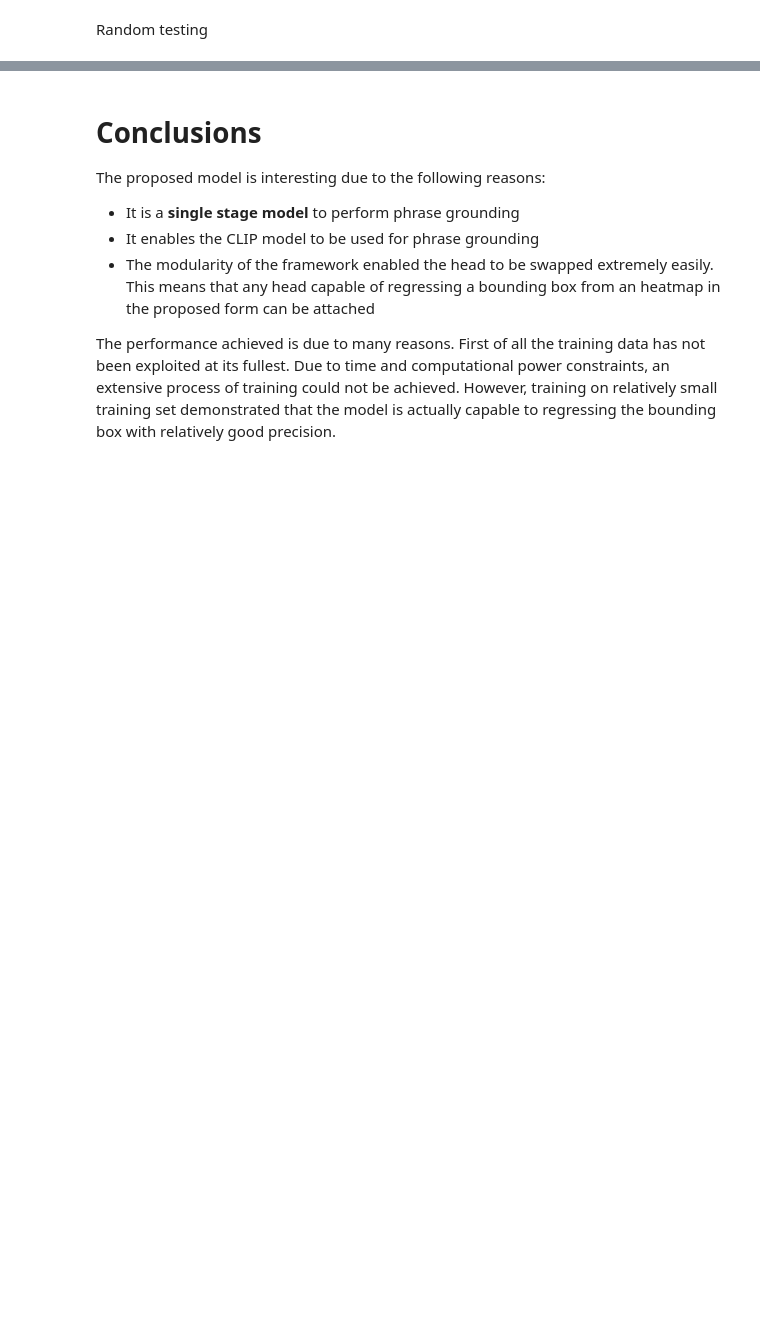
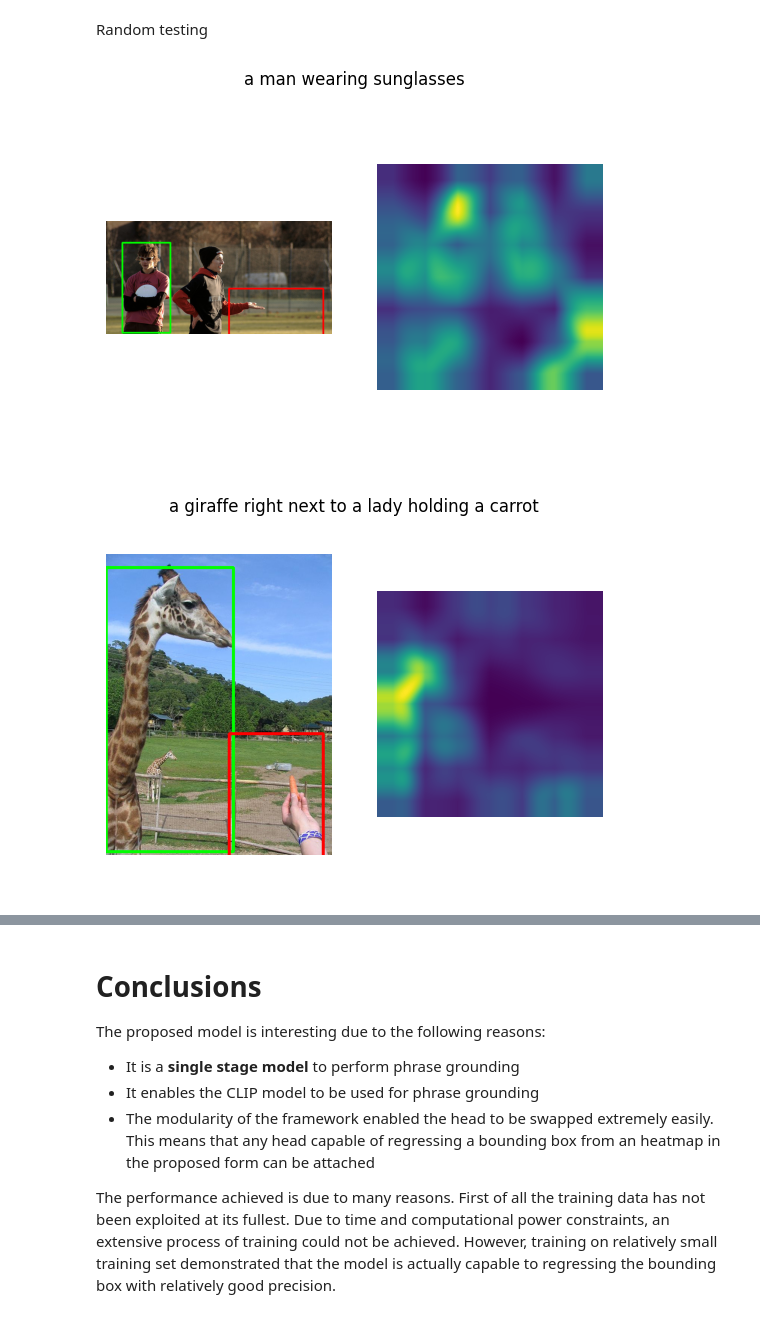
Before and after one commit to tratteo/phrase_grounding, a Jupyter notebook: heatmap_boxer.ipynb, the cells around one changed output, grey strips where cells are left out. Drawn from its saved outputs; the diff is of its cells as text; code cells hidden in the pictures; blank space fills up the shorter version.

```diff
--- a/heatmap_boxer.ipynb
+++ b/heatmap_boxer.ipynb
@@ -444,14 +497,14 @@ def iou(boxes1, boxes2) -> torch.Tensor:
 # %% [markdown]
 **Training parameters**
 # %%
-train_size = 4096
-train_batch_size = 64
-epochs = 512
+train_size = 32
+train_batch_size = 4
+epochs = 128
 mini_train_data = train_data[:train_size]
 
 validation_size = 512
 validation_batch_size = 32
-validation_module = 6
+validation_module = 1E4
 mini_val_data = validate_data[:validation_size]
 
 test_size = 512
@@ -577,8 +632,11 @@ optimizer.zero_grad(set_to_none=True)
 # %% [markdown]
 Random testing
 # %%
-# import random
-# model = bboxer
-# batch = [random.choice(mini_train_data) for i in range(8)]
-# loss, giou = evaluate_batch_routine(model, loss_fn, feature_extractor, batch, graphical=True)
-# print(f"loss: {loss}, iou: {giou}")
+import random
+model = bboxer
+batch = [random.choice(mini_train_data) for i in range(2)]
+loss, giou = evaluate_batch_routine(model, loss_fn, batch, graphical=True)
+print(f"loss: {loss}, iou: {giou}")
+# %% [output]
+[figure, added]
+[figure, added]
```
Also changed, not shown: parts of 10 cells of this notebook.
